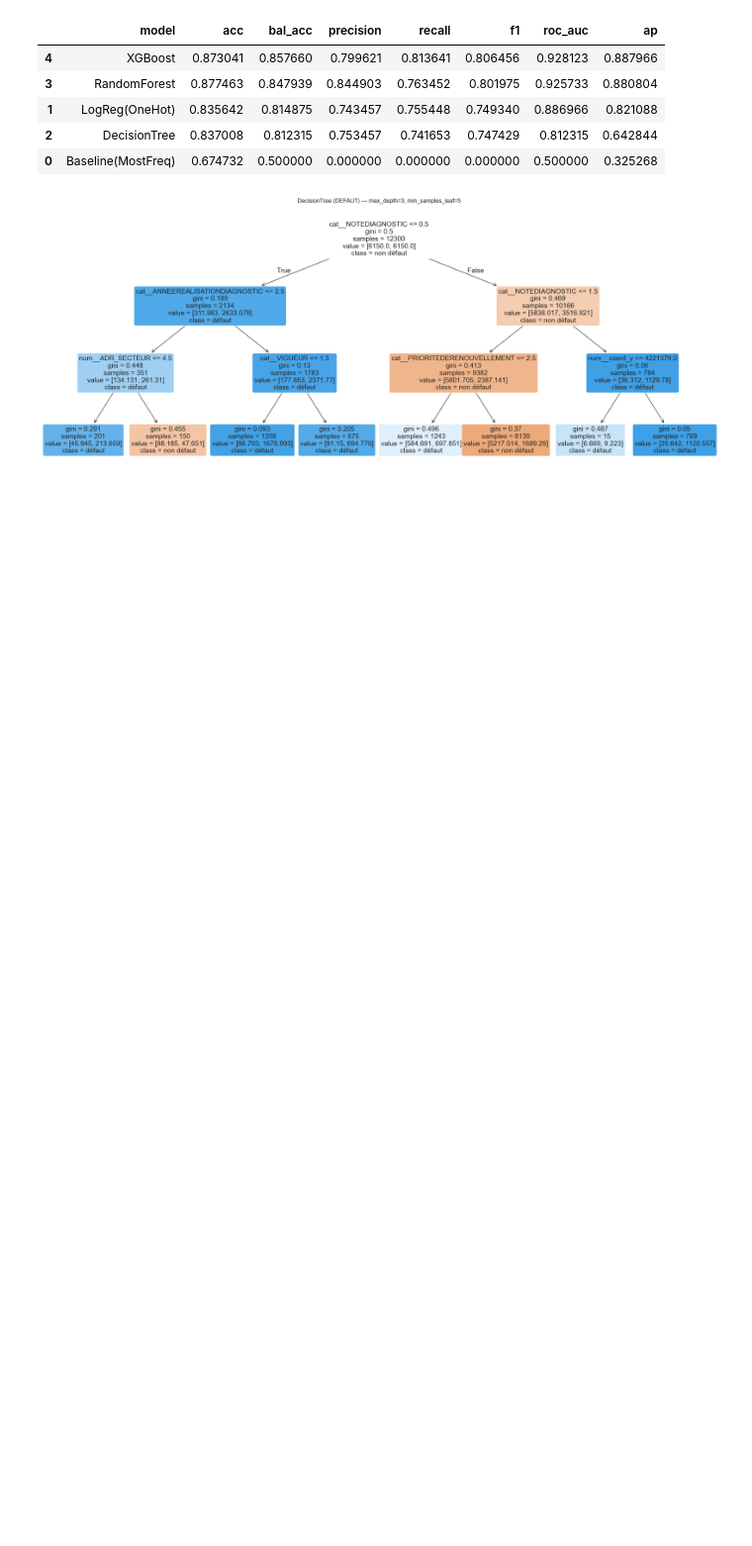
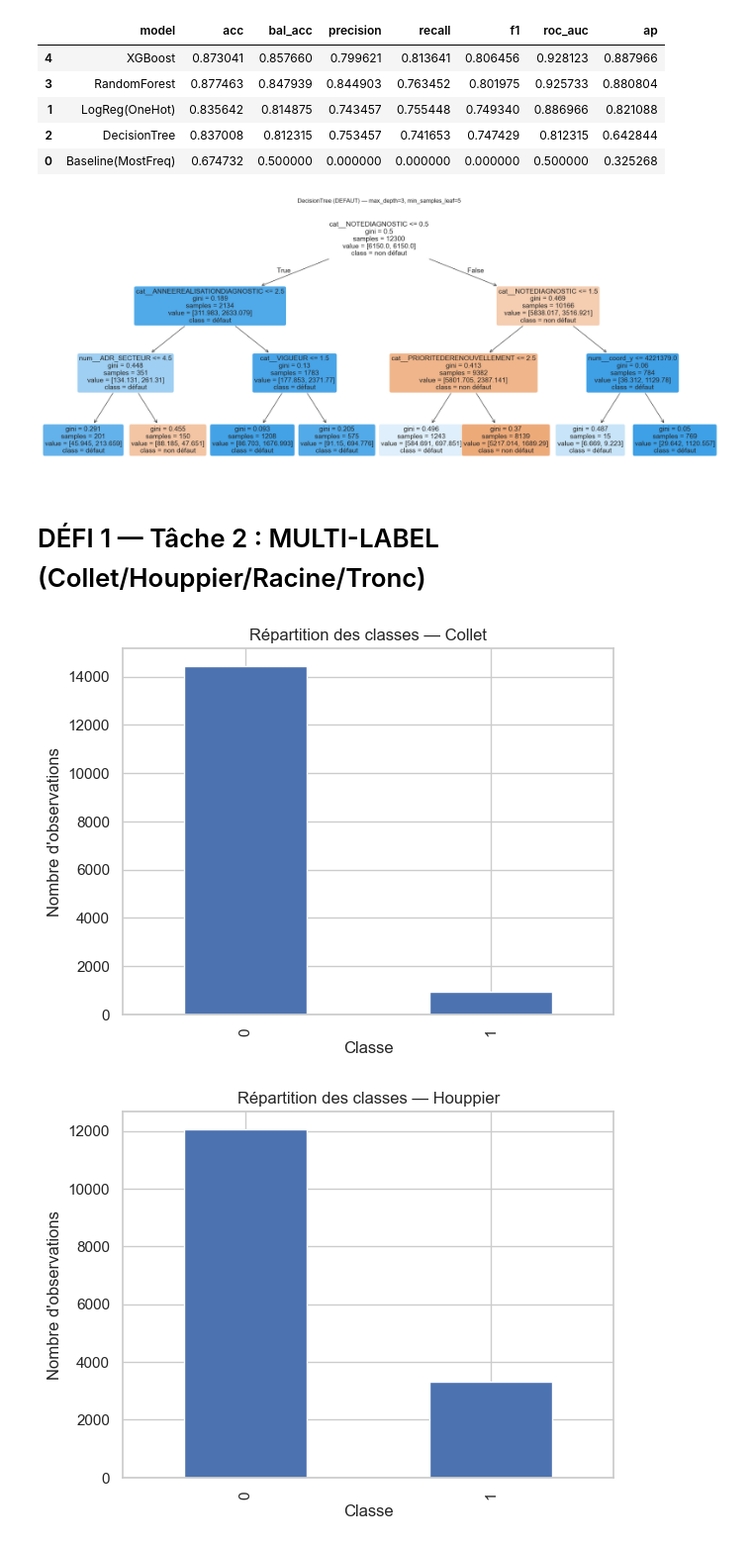
Before and after one commit to mohoualiamrouni/FDEC_Project, a Jupyter notebook: FDEC_notebook.ipynb, the cells around one changed output. Shown at 99% size. Drawn from its saved outputs; the diff is of its cells as text; code cells hidden in the pictures; blank space fills up the shorter version.

Commit message:
defi1: setup multilabel task (split + train-only undersampling)

```diff
--- a/FDEC_notebook.ipynb
+++ b/FDEC_notebook.ipynb
@@ -537,3 +537,22 @@ plt.title("DecisionTree (DEFAUT) — max_depth=3, min_samples_leaf=5")
 plt.show()
 # %% [output]
 [figure]
+# %% [markdown]
+# DÉFI 1 — Tâche 2 : MULTI-LABEL (Collet/Houppier/Racine/Tronc)
+# %%
+# Y multi-label + distributions
+
+label_cols = [c for c in ['Collet', 'Houppier', 'Racine', 'Tronc'] if c in data_new.columns]
+assert len(label_cols) == 4, f"Labels attendus manquants. Présents: {label_cols}"
+
+Y_multi = data_new[label_cols].astype(int)
+
+for c in label_cols:
+    data_new[c].value_counts().plot(kind="bar")
+    plt.title(f"Répartition des classes — {c}")
+    plt.xlabel("Classe")
+    plt.ylabel("Nombre d'observations")
+    plt.show()
+# %% [output]
+[figure, added]
+[figure, added]
```
Also changed, not shown: parts of 3 cells of this notebook.
